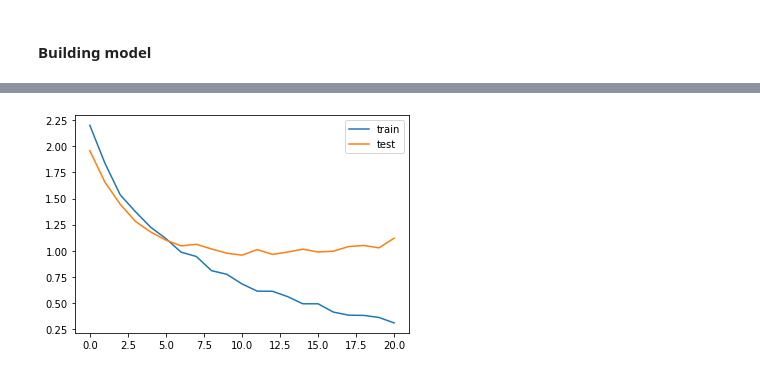
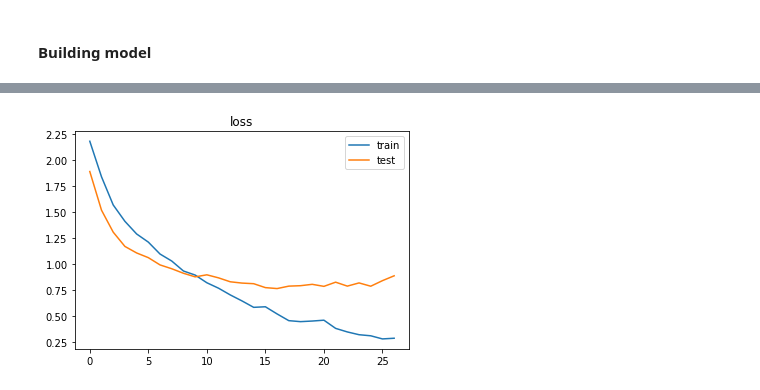
Before and after one commit to ppaszko/um_project, a Jupyter notebook: um_draft.ipynb, the cells around one changed output, grey strips where cells are left out. Saved outputs shown, nothing was run; the diff lists cells and outputs as text; code cells hidden in the pictures.

```diff
--- a/um_draft.ipynb
+++ b/um_draft.ipynb
@@ -272,6 +274,10 @@ weighted avg       0.27      0.27      0.26       750
 # %%
 from sklearn.preprocessing import LabelEncoder
 
-convert = LabelEncoder()
-y = convert.fit_transform(y)
-y
+# convert = LabelEncoder()
+# y = convert.fit_transform(y)
+# y
+
+from sklearn.preprocessing import LabelBinarizer # one hot encoding
+label_as_binary = LabelBinarizer()
+y = label_as_binary.fit_transform(y)
@@ -348,8 +354,21 @@ _________________________________________________________________
+# %%
+from tensorflow import keras
+
+METRICS = [
+      keras.metrics.TruePositives(name='tp'),
+      keras.metrics.FalsePositives(name='fp'),
+      keras.metrics.TrueNegatives(name='tn'),
+      keras.metrics.FalseNegatives(name='fn'),
+      keras.metrics.BinaryAccuracy(name='accuracy'),
+      keras.metrics.Precision(name='precision'),
+      keras.metrics.Recall(name='recall'),
+      keras.metrics.AUC(name='auc'),
+]
 # %%
 model.compile(
-    loss='sparse_categorical_crossentropy',
+    loss='categorical_crossentropy',
     optimizer='adam',
-    metrics=['accuracy'])
+    metrics=METRICS)
 # %%
 earlystop = EarlyStopping(monitor='val_loss',mode='min',verbose=1,patience=10,min_delta=0.0001)
 modelcheck = ModelCheckpoint('best_model.hdf5',monitor='val_accuracy',verbose=1,save_best_only=True,mode='max')
@@ -376,8 +415,10 @@ Epoch 00021: early stopping
 # %%
 from matplotlib import pyplot
+
 pyplot.plot(history.history['loss'], label='train')
 pyplot.plot(history.history['val_loss'], label='test')
+pyplot.title('loss')
 pyplot.legend()
 pyplot.show()
 # %% [output]
-[figure, old version]
+[figure, new version]
```
Also changed, not shown: parts of 16 cells of this notebook.
